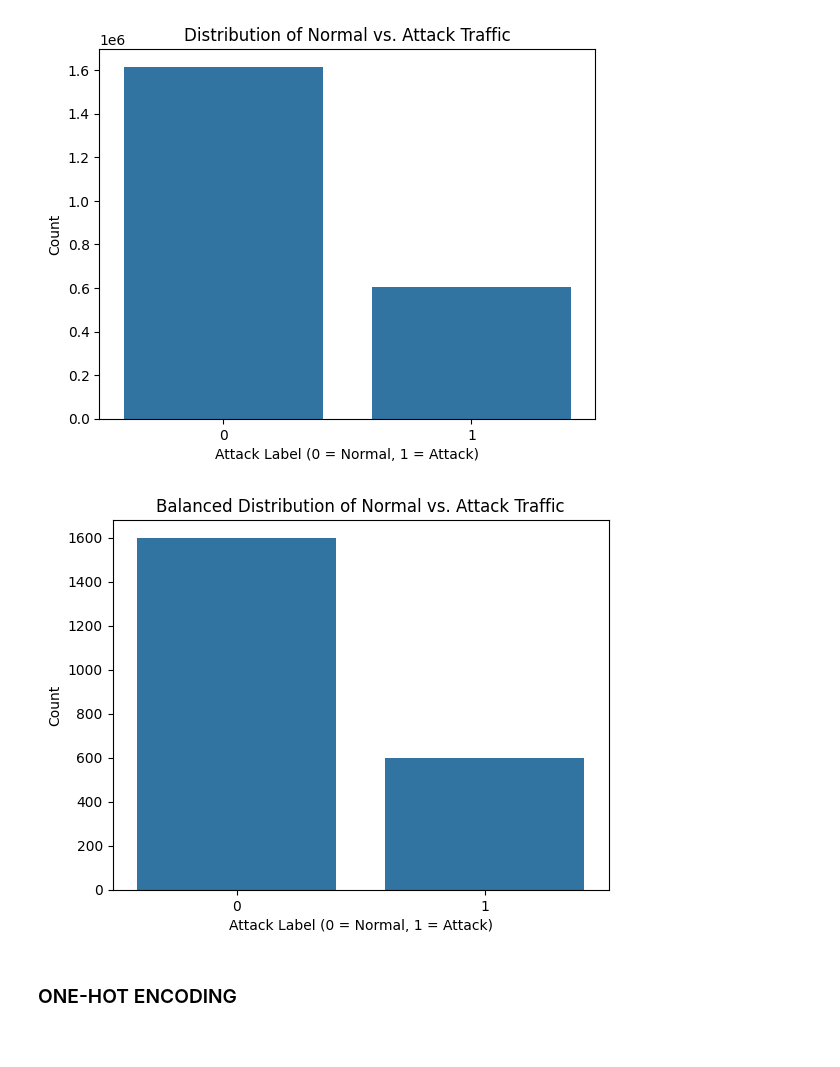
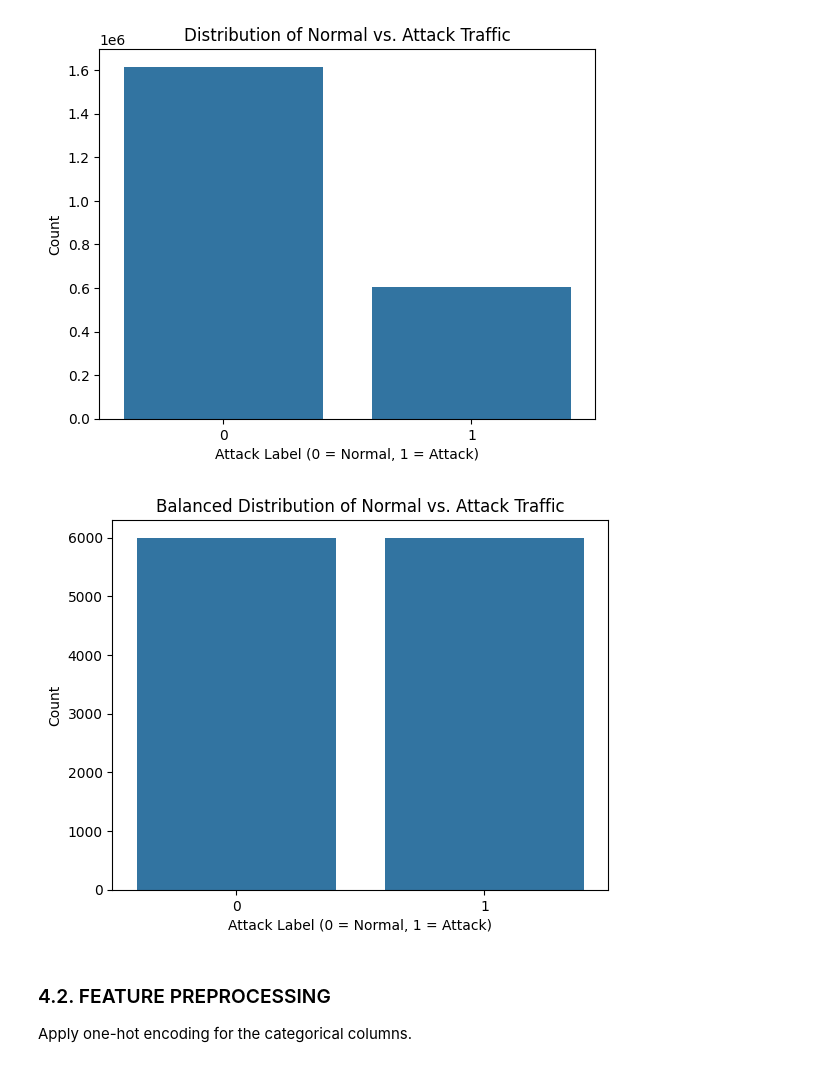
Before and after one commit to Jorge-Tejero-Fdez/ThreatLogLLM, a Jupyter notebook: ML-training/ml_binary.ipynb, the cells around one changed output. Saved outputs shown, nothing was run; the diff lists cells and outputs as text; code cells hidden in the pictures.

```diff
--- a/ML-training/ml_binary.ipynb
+++ b/ML-training/ml_binary.ipynb
@@ -176,22 +171,24 @@ plt.show()
 # %% [output]
 [figure]
 # %%
-# 1600 samples of normal traffic and 600 samples of attack traffic
-df_attack = df_selected[df_selected["Attack_label"] == 1].sample(n=600, random_state=42)
-df_normal = df_selected[df_selected["Attack_label"] == 0].sample(n=1600, random_state=42)
+# 6000 samples of normal traffic and 6000 samples of attack traffic - 12k samples in total
+df_attack = df_selected[df_selected["Attack_label"] == 1].sample(n=6000, random_state=42)
+df_normal = df_selected[df_selected["Attack_label"] == 0].sample(n=6000, random_state=42)
 
 # Concat both
 df_balanced = pd.concat([df_attack, df_normal]).sample(frac=1, random_state=42)
 
 sns.countplot(x=df_balanced["Attack_label"])
 plt.title("Balanced Distribution of Normal vs. Attack Traffic")
 plt.xlabel("Attack Label (0 = Normal, 1 = Attack)")
 plt.ylabel("Count")
 plt.show()
 # %% [output]
-[figure, old version]
+[figure, new version]
-# %% [markdown]
-### ONE-HOT ENCODING
+# %% [markdown]
+### 4.2. FEATURE PREPROCESSING
+
+Apply one-hot encoding for the categorical columns.
 # %%
 # Columns to One-Hot Encode
 categorical_columns = ["dns.qry.name.len","mqtt.protoname", "mqtt.msg", "mqtt.topic", "mqtt.conack.flags", "tcp.options"]
```
Also changed, not shown: parts of 56 cells of this notebook.
